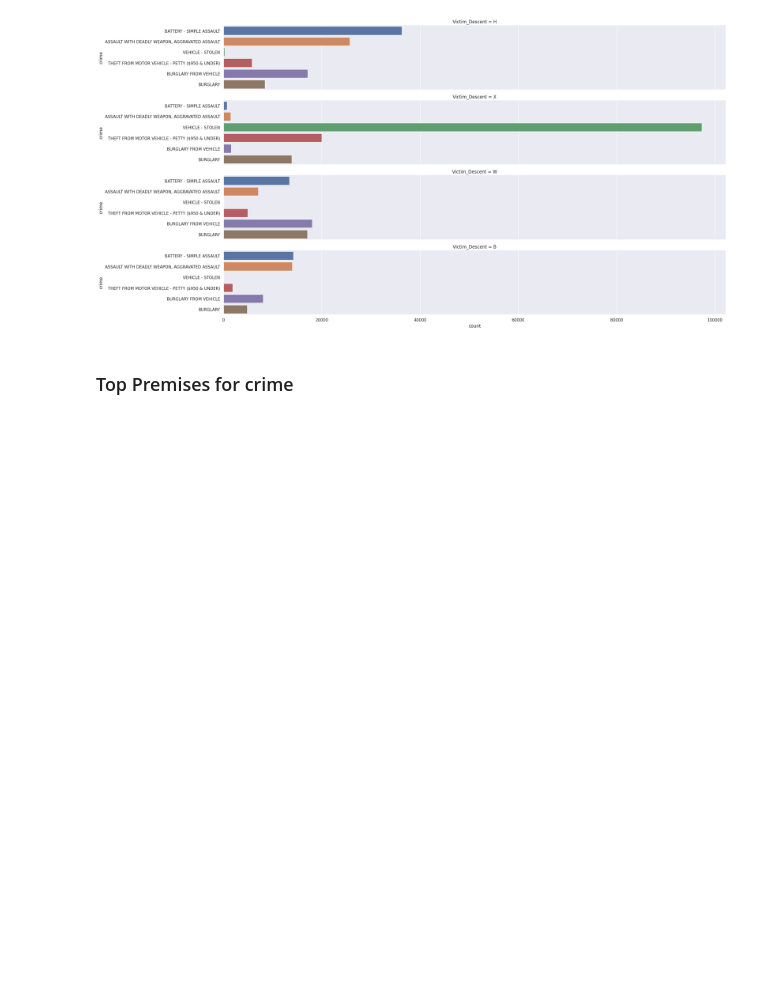
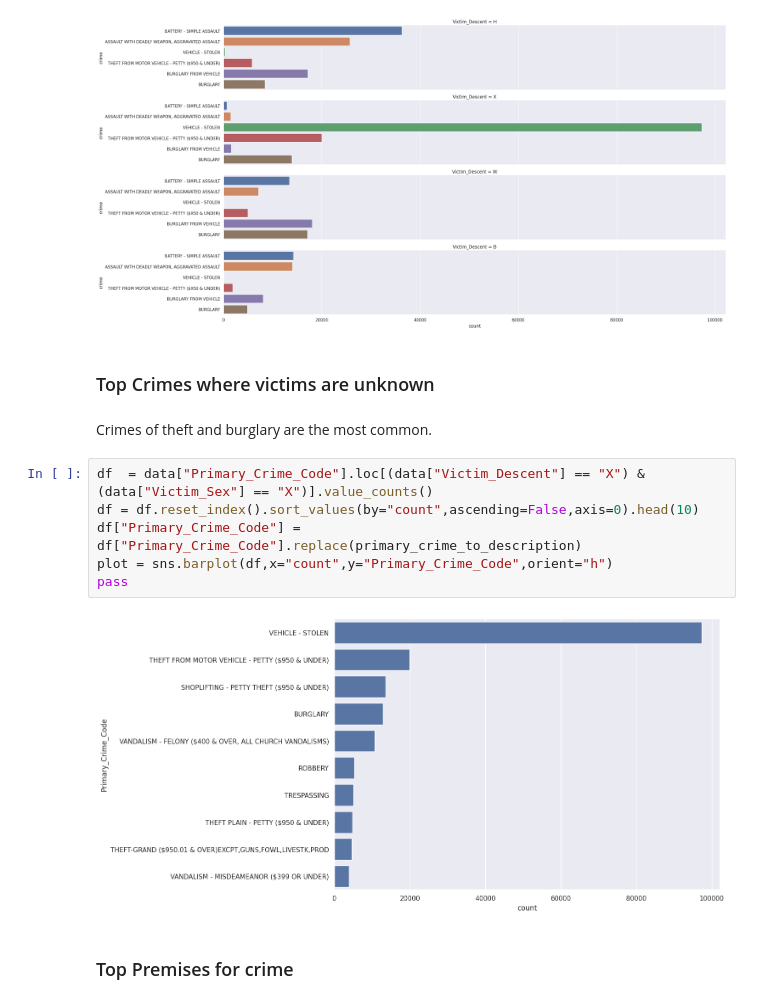
Before and after one commit to AyoubLaar/Data-Mining-Project, a Jupyter notebook: notebook.ipynb, the cells around one changed output. Cells and saved outputs as stored; diff of their text form; blank space fills up the shorter version.

```diff
--- a/notebook.ipynb
+++ b/notebook.ipynb
@@ -1163,6 +1169,18 @@ sea.set_ylabels("crime")
 pass
 # %% [output]
 [figure]
+# %% [markdown]
+<h3>Top Crimes where victims are unknown</h3>
+# %% [markdown]
+<p>Crimes of theft and burglary are the most common.</p>
+# %%
+df  = data["Primary_Crime_Code"].loc[(data["Victim_Descent"] == "X") & (data["Victim_Sex"] == "X")].value_counts()
+df = df.reset_index().sort_values(by="count",ascending=False,axis=0).head(10)
+df["Primary_Crime_Code"] = df["Primary_Crime_Code"].replace(primary_crime_to_description)
+plot = sns.barplot(df,x="count",y="Primary_Crime_Code",orient="h")
+pass
+# %% [output]
+[figure, added]
 # %% [markdown]
 <h3>Top Premises for crime</h3>
 # %% [markdown]
```
Also changed, not shown: parts of 38 cells of this notebook.
